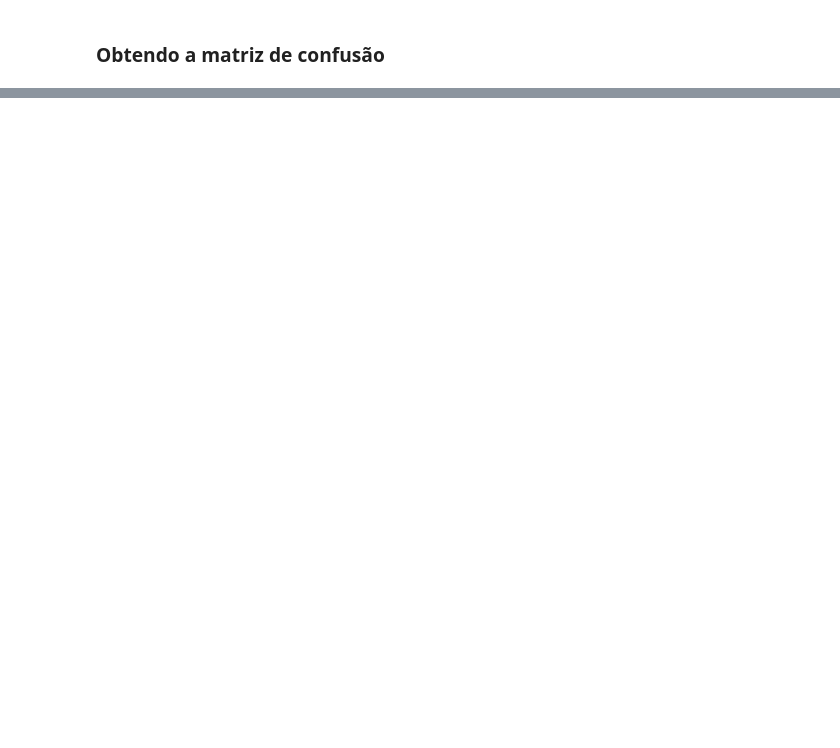
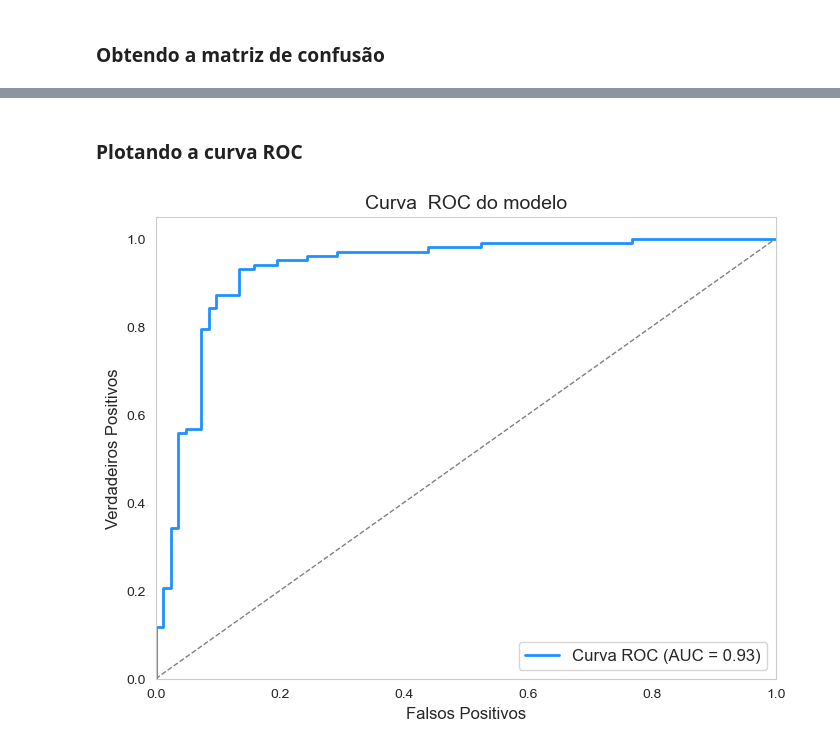
Before and after one commit to phaa/hearth-failure-prediction, a Jupyter notebook: Heart.ipynb, the cells around one changed output, grey strips where cells are left out. Cells and saved outputs as stored; diff of their text form; code cells hidden in the pictures; blank space fills up the shorter version.

Commit message:
Adicionando curva ROC e AUC

```diff
--- a/Heart.ipynb
+++ b/Heart.ipynb
@@ -299,10 +297,10 @@ plt.show();
 # Preparando os dados para o treinamento
 Inicialmente, vamos separar a coluna de rótulos das colunas de features.
 # %%
-label_column = "HeartDisease"
+label_col = "HeartDisease"
 
-heart = strat_train_set.drop(label_column, axis=1)
+# Conjunto de features
+heart_features = strat_train_set.drop(label_col, axis=1)
 
-# temos que usar o ravel para deixar heart_labels como um array unidimensional
-heart_labels = strat_train_set[label_column].copy()
-type(heart_labels)
+# Conjunto de rótulos
+heart_labels = strat_train_set[label_col].copy()
@@ -471,3 +463,25 @@ print(classification_report(y_test, final_predictions))
     accuracy                           0.90       184
    macro avg       0.90      0.89      0.89       184
 weighted avg       0.90      0.90      0.90       184
+# %% [markdown]
+### Plotando a curva ROC
+# %%
+# Vamos primeiro conseguir as probabilidades de cada predição
+y_proba = final_model.predict_proba(X_test)[:, 1]
+# %%
+fpr, tpr, thresholds = roc_curve(y_test, y_proba)
+
+roc_auc = auc(fpr, tpr)
+
+plt.figure(figsize=(8, 6))
+plt.plot(fpr, tpr, color='dodgerblue', lw=2, label=f'Curva ROC (AUC = {roc_auc:.2f})')
+plt.plot([0, 1], [0, 1], color='gray', linestyle='--', lw=1)
+plt.xlim([0.0, 1.0])
+plt.ylim([0.0, 1.05])
+plt.xlabel('Falsos Positivos', fontsize=12)
+plt.ylabel('Verdadeiros Positivos', fontsize=12)
+plt.title('Curva  ROC do modelo', fontsize=14)
+plt.legend(loc="lower right", fontsize=12)
+plt.show();
+# %% [output]
+[figure, added]
```
Also changed, not shown: parts of 15 cells of this notebook.
